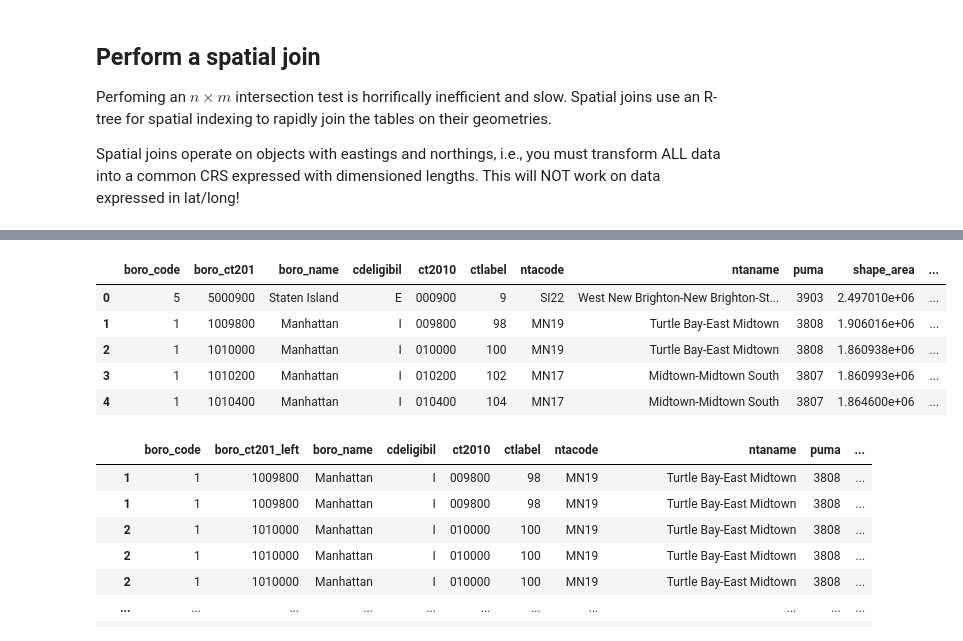
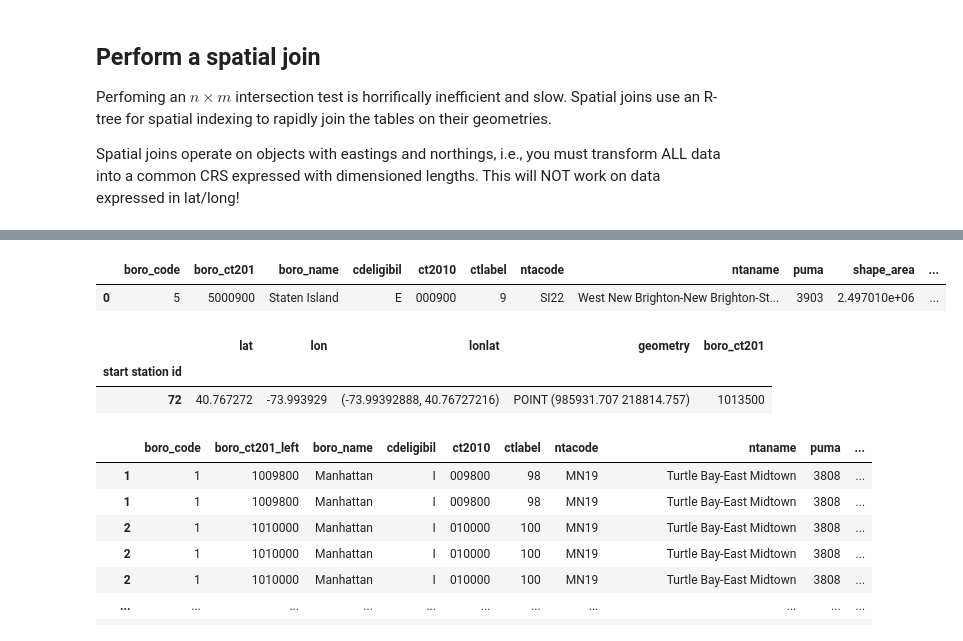
Before and after one commit to fedhere/PUS2020_FBianco, a Jupyter notebook: classdemo/GeospatialAnalysis_CitiBike.ipynb, the cells around one changed output, grey strips where cells are left out. Cells and saved outputs as stored; diff of their text form; code cells hidden in the pictures.

```diff
--- a/classdemo/GeospatialAnalysis_CitiBike.ipynb
+++ b/classdemo/GeospatialAnalysis_CitiBike.ipynb
@@ -476,14 +475,16 @@ Setting up python3-rtree (0.8.3+ds-1) ...
 Processing triggers for libc-bin (2.27-3ubuntu1.2) ...
 /sbin/ldconfig.real: /usr/local/lib/python3.6/dist-packages/ideep4py/lib/libmkldnn.so.0 is not a symbolic link
 # %%
-ct_ft.head()
+ct_ft.head(1)
 # %% [output]
 |  | boro_code | boro_ct201 | boro_name | cdeligibil | ct2010 | ctlabel | ntacode | ntaname | puma | shape_area | ... |
 | 0 | 5 | 5000900 | Staten Island | E | 000900 | 9 | SI22 | West New Brighton-New Brighton-St... | 3903 | 2.497010e+06 | ... |
-| 1 | 1 | 1009800 | Manhattan | I | 009800 | 98 | MN19 | Turtle Bay-East Midtown | 3808 | 1.906016e+06 | ... |
-| 2 | 1 | 1010000 | Manhattan | I | 010000 | 100 | MN19 | Turtle Bay-East Midtown | 3808 | 1.860938e+06 | ... |
-| 3 | 1 | 1010200 | Manhattan | I | 010200 | 102 | MN17 | Midtown-Midtown South | 3807 | 1.860993e+06 | ... |
-| 4 | 1 | 1010400 | Manhattan | I | 010400 | 104 | MN17 | Midtown-Midtown South | 3807 | 1.864600e+06 | ... |
+# %%
+station_ft.head(1)
+# %% [output]
+|  | lat | lon | lonlat | geometry | boro_ct201 |
+| start station id |  |  |  |  |  |
+| 72 | 40.767272 | -73.993929 | (-73.99392888, 40.76727216) | POINT (985931.707 218814.757) | 1013500 |
 # %%
 sjoin(ct_ft, station_ft)
 # %% [output]
```
Also changed, not shown: parts of 40 cells of this notebook.
